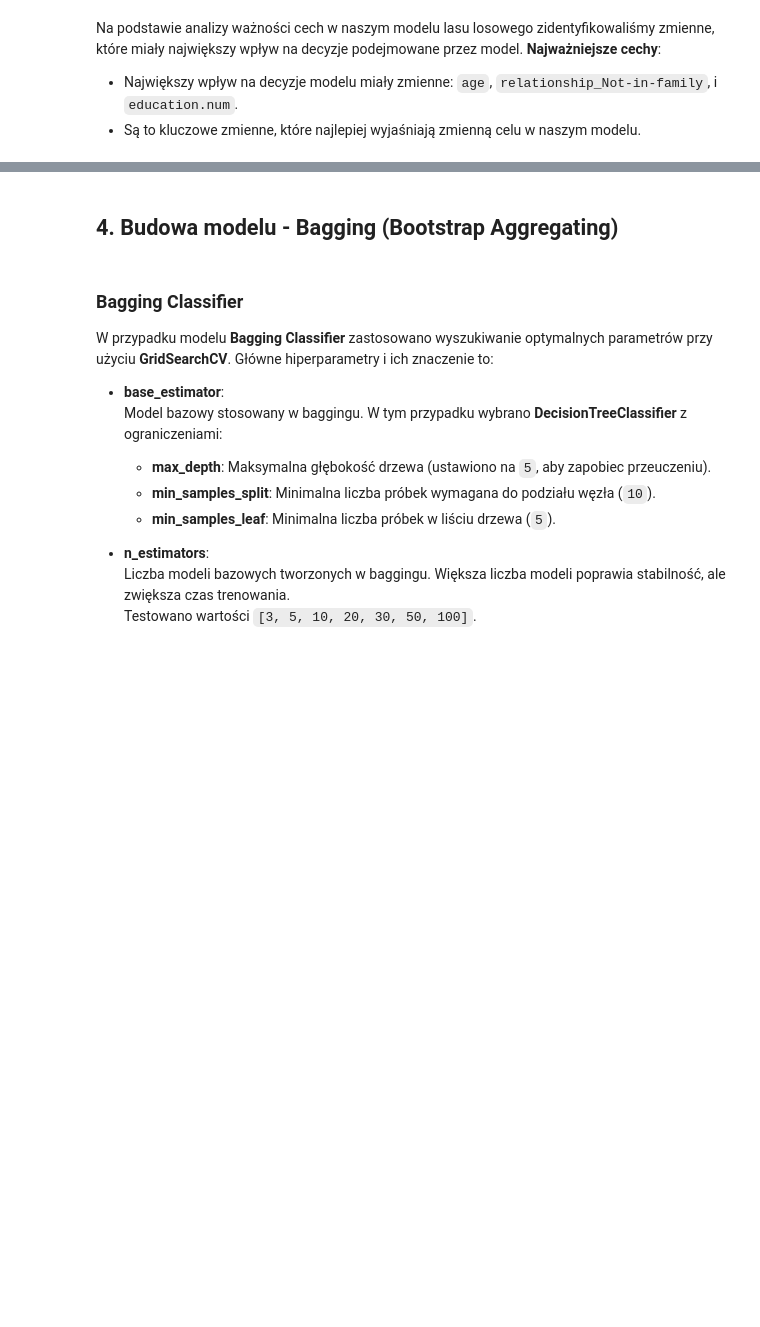
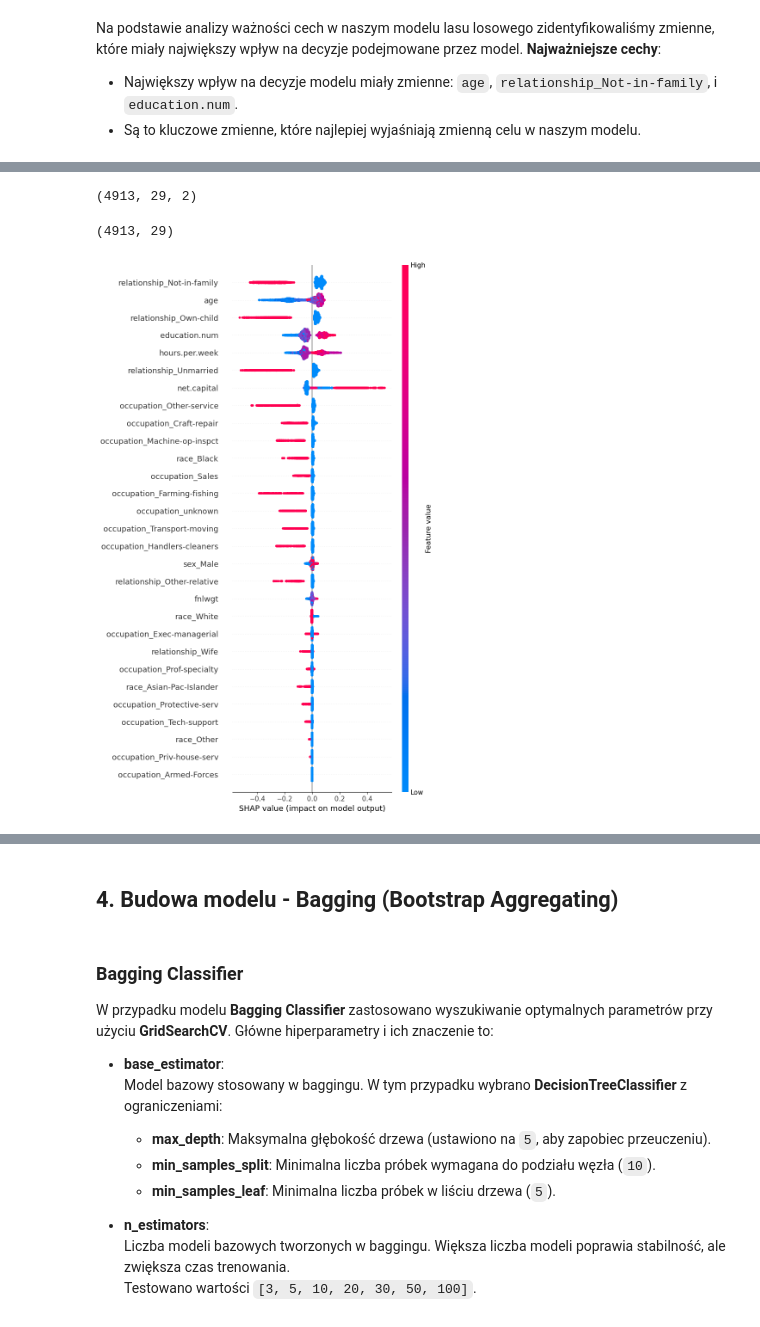
Before and after one commit to adrianzyla/annual_income_analysis, a Jupyter notebook: annual_income_analysis_ania.ipynb, the cells around one changed output, grey strips where cells are left out. Cells and saved outputs as stored; diff of their text form; code cells hidden in the pictures; blank space fills up the shorter version.

```diff
--- a/annual_income_analysis_ania.ipynb
+++ b/annual_income_analysis_ania.ipynb
@@ -915,0 +923,18 @@ Na podstawie analizy ważności cech w naszym modelu lasu losowego zidentyfikowa
+# %%
+# Obliczanie wartości SHAP
+
+explainer = shap.TreeExplainer(grid_randomforest)
+shap_values = explainer.shap_values(X_test)
+print(shap_values.shape)
+# %% [output]
+(4913, 29, 2)
+# %%
+shap_values_class_1 = shap_values[:, :, 1]
+print(shap_values_class_1.shape)
+# %% [output]
+(4913, 29)
+# %%
+# Wizualizacja wartości SHAP
+shap.summary_plot(shap_values_class_1, X_test, max_display=X_test.shape[1])
+# %% [output]
+[figure, added]
```
Also changed, not shown: parts of 14 cells of this notebook, 1 other file.
